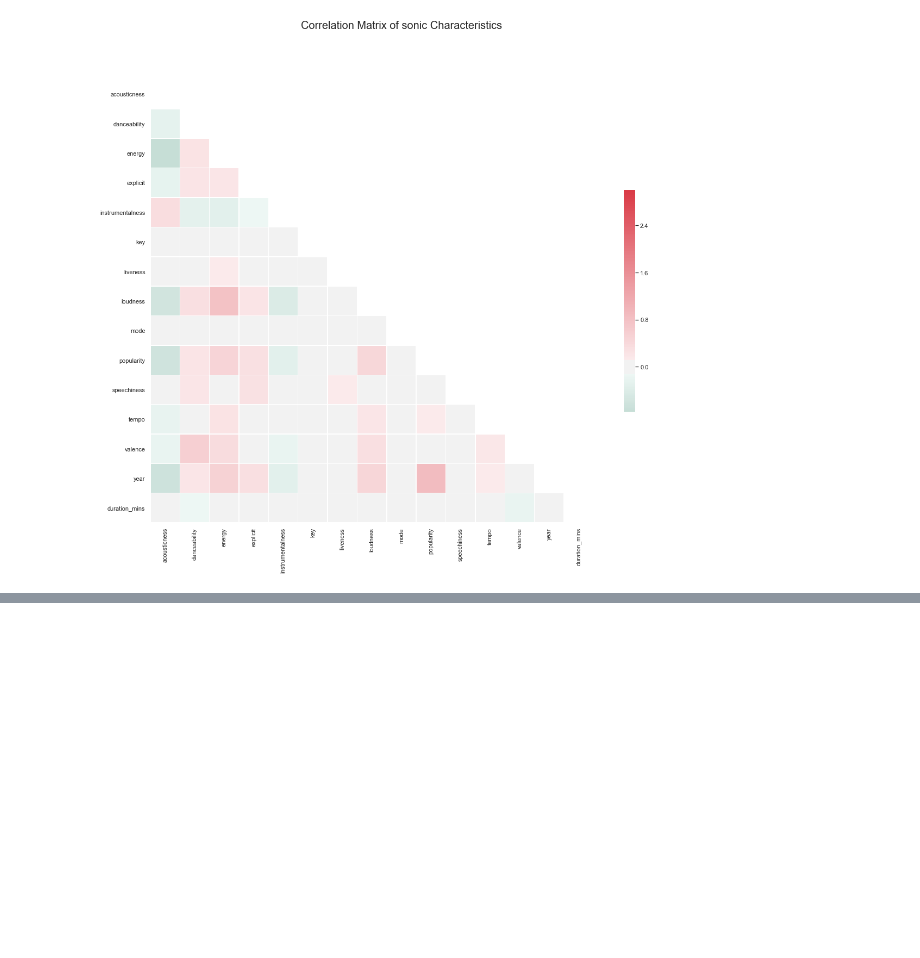
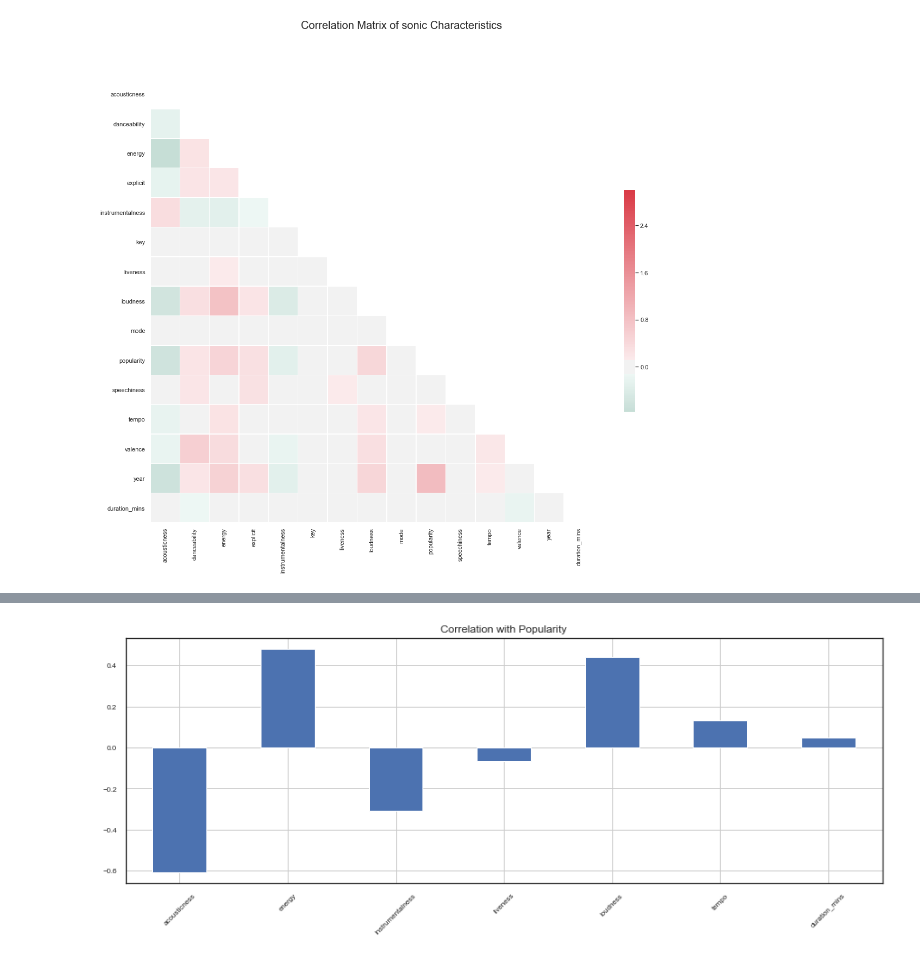
Before and after one commit to OtuokereTobechukwu/Sonic-Analysis, a Jupyter notebook: Sonic analysis.ipynb, the cells around one changed output, grey strips where cells are left out. Drawn from its saved outputs; the diff is of its cells as text; code cells hidden in the pictures; blank space fills up the shorter version.

Commit message:
added extra files and did some correlation analysis

```diff
--- a/Sonic analysis.ipynb
+++ b/Sonic analysis.ipynb
@@ -176,0 +259,6 @@ plt.show()
+# %%
+popularity = numeric_cols['popularity']
+sonic_features = numeric_cols.drop(columns=['danceability', 'key',
+                                              'mode', 'popularity', 'year',
+                                              'valence','explicit', 'release_date', 'speechiness'])
+sonic_features.head()
@@ -176,0 +272,9 @@ plt.show()
+# %%
+#Correlation visual
+sonic_features.corrwith(popularity).plot.bar(figsize= (15,5),
+                                          title = "Correlation with Popularity",
+                                          fontsize= 8, rot = 45,
+                                         grid = True)
+plt.show()
+# %% [output]
+[figure, added]
```
Also changed, not shown: parts of 19 cells of this notebook, 4 other files.
